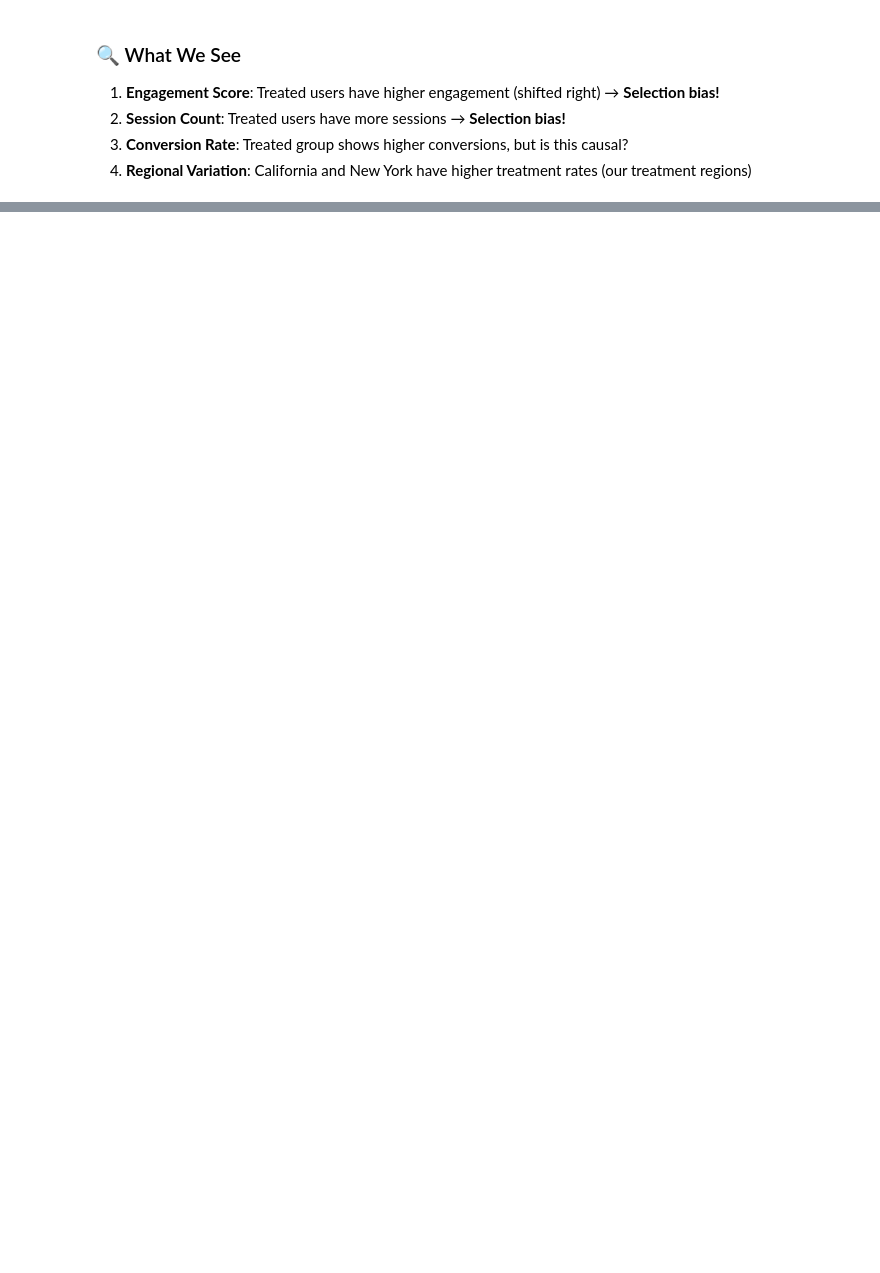
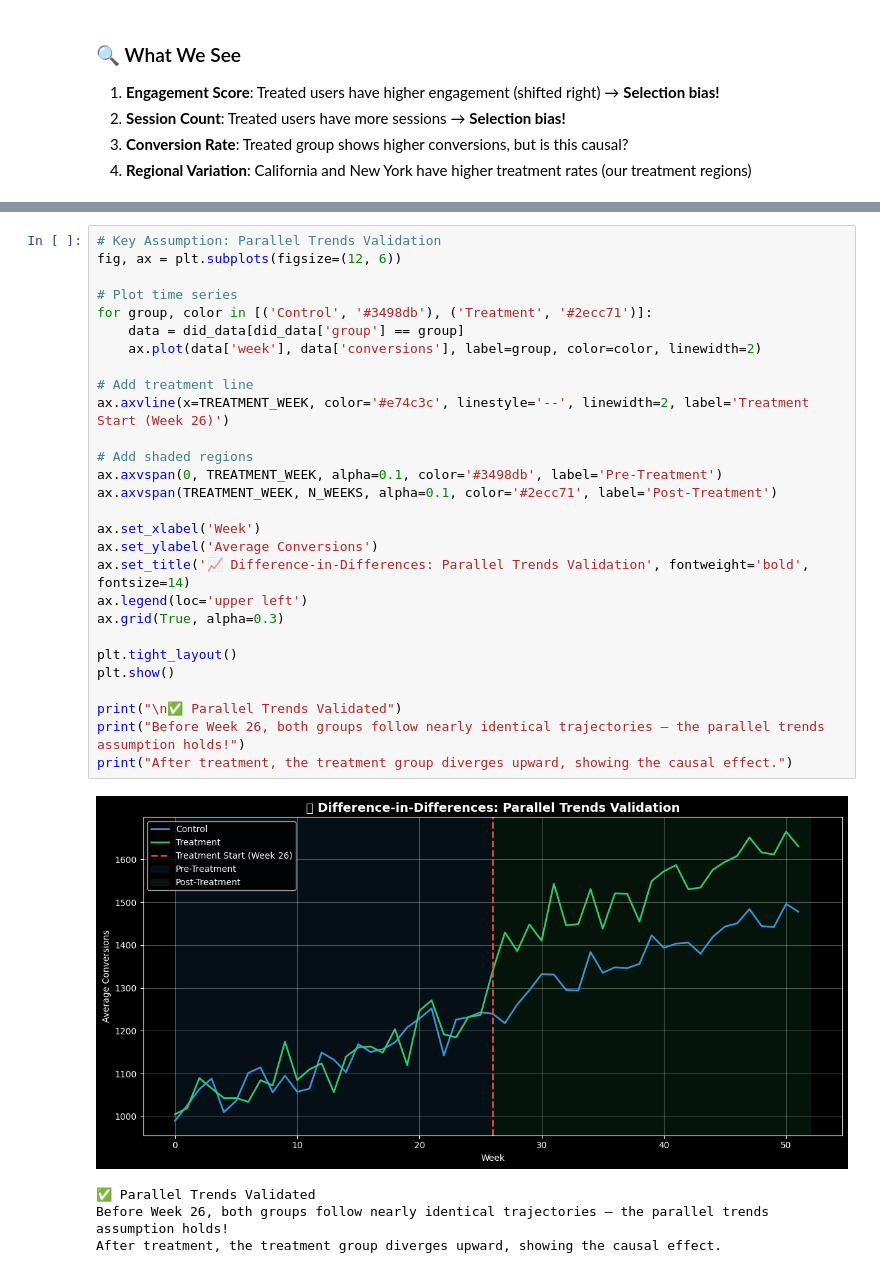
Before and after one commit to ZeroZulu/marketing-incrementality-measurement, a Jupyter notebook: final-project/notebooks/marketing_incrementality_analysis.ipynb, the cells around one changed output, grey strips where cells are left out. Cells and saved outputs as stored; diff of their text form; blank space fills up the shorter version.

```diff
--- a/final-project/notebooks/marketing_incrementality_analysis.ipynb
+++ b/final-project/notebooks/marketing_incrementality_analysis.ipynb
@@ -1265,0 +411,33 @@ Every dollar spent on marketing that **doesn't** drive incremental value is a do
+# %%
+# Key Assumption: Parallel Trends Validation
+fig, ax = plt.subplots(figsize=(12, 6))
+
+# Plot time series
+for group, color in [('Control', '#3498db'), ('Treatment', '#2ecc71')]:
+    data = did_data[did_data['group'] == group]
+    ax.plot(data['week'], data['conversions'], label=group, color=color, linewidth=2)
+
+# Add treatment line
+ax.axvline(x=TREATMENT_WEEK, color='#e74c3c', linestyle='--', linewidth=2, label='Treatment Start (Week 26)')
+
+# Add shaded regions
+ax.axvspan(0, TREATMENT_WEEK, alpha=0.1, color='#3498db', label='Pre-Treatment')
+ax.axvspan(TREATMENT_WEEK, N_WEEKS, alpha=0.1, color='#2ecc71', label='Post-Treatment')
+
+ax.set_xlabel('Week')
+ax.set_ylabel('Average Conversions')
+ax.set_title('📈 Difference-in-Differences: Parallel Trends Validation', fontweight='bold', fontsize=14)
+ax.legend(loc='upper left')
+ax.grid(True, alpha=0.3)
+
+plt.tight_layout()
+plt.show()
+
+print("\n✅ Parallel Trends Validated")
+print("Before Week 26, both groups follow nearly identical trajectories — the parallel trends assumption holds!")
+print("After treatment, the treatment group diverges upward, showing the causal effect.")
+# %% [output]
+[figure, added]
+✅ Parallel Trends Validated
+Before Week 26, both groups follow nearly identical trajectories — the parallel trends assumption holds!
+After treatment, the treatment group diverges upward, showing the causal effect.
```
Also changed, not shown: parts of 52 cells of this notebook.
